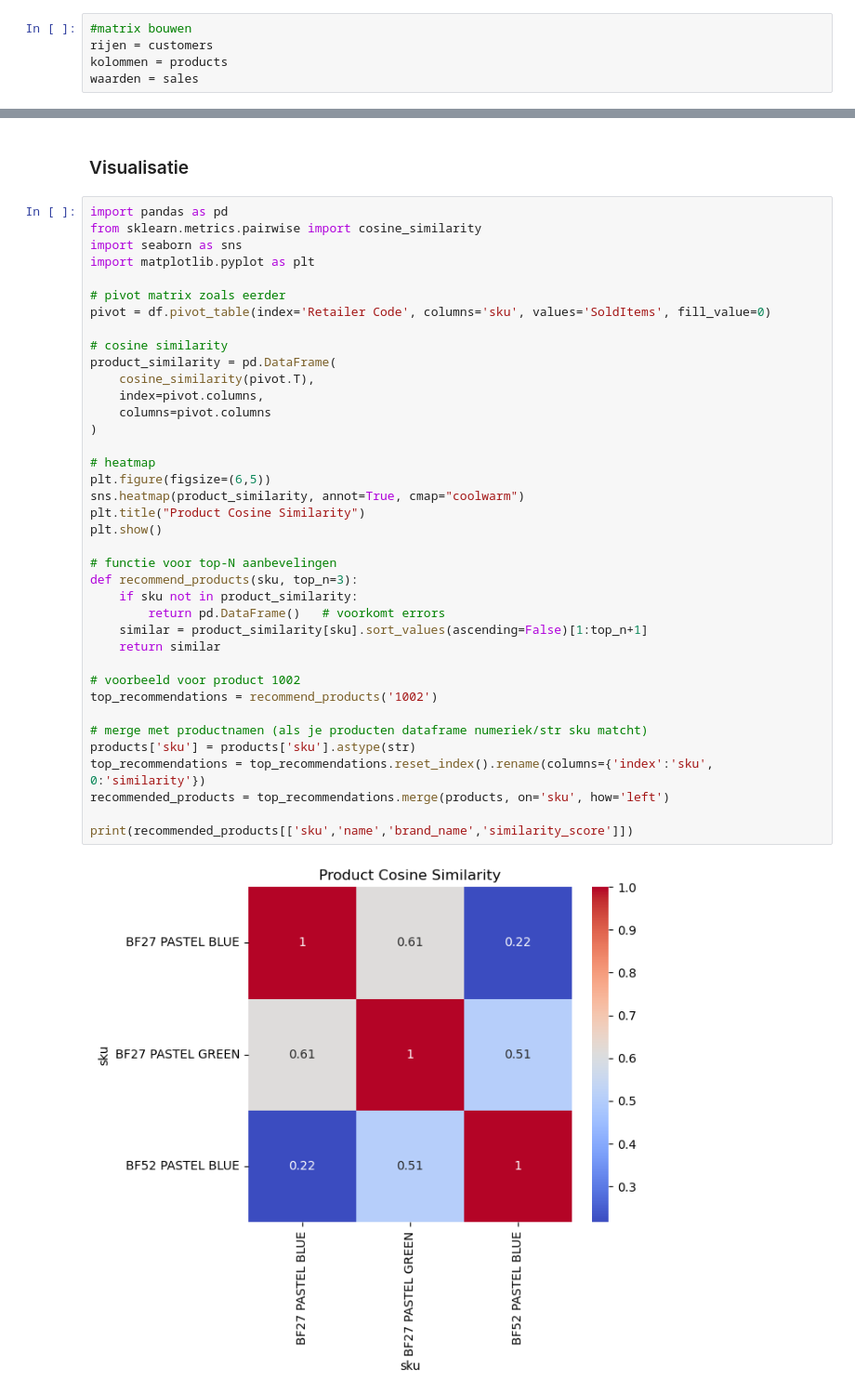
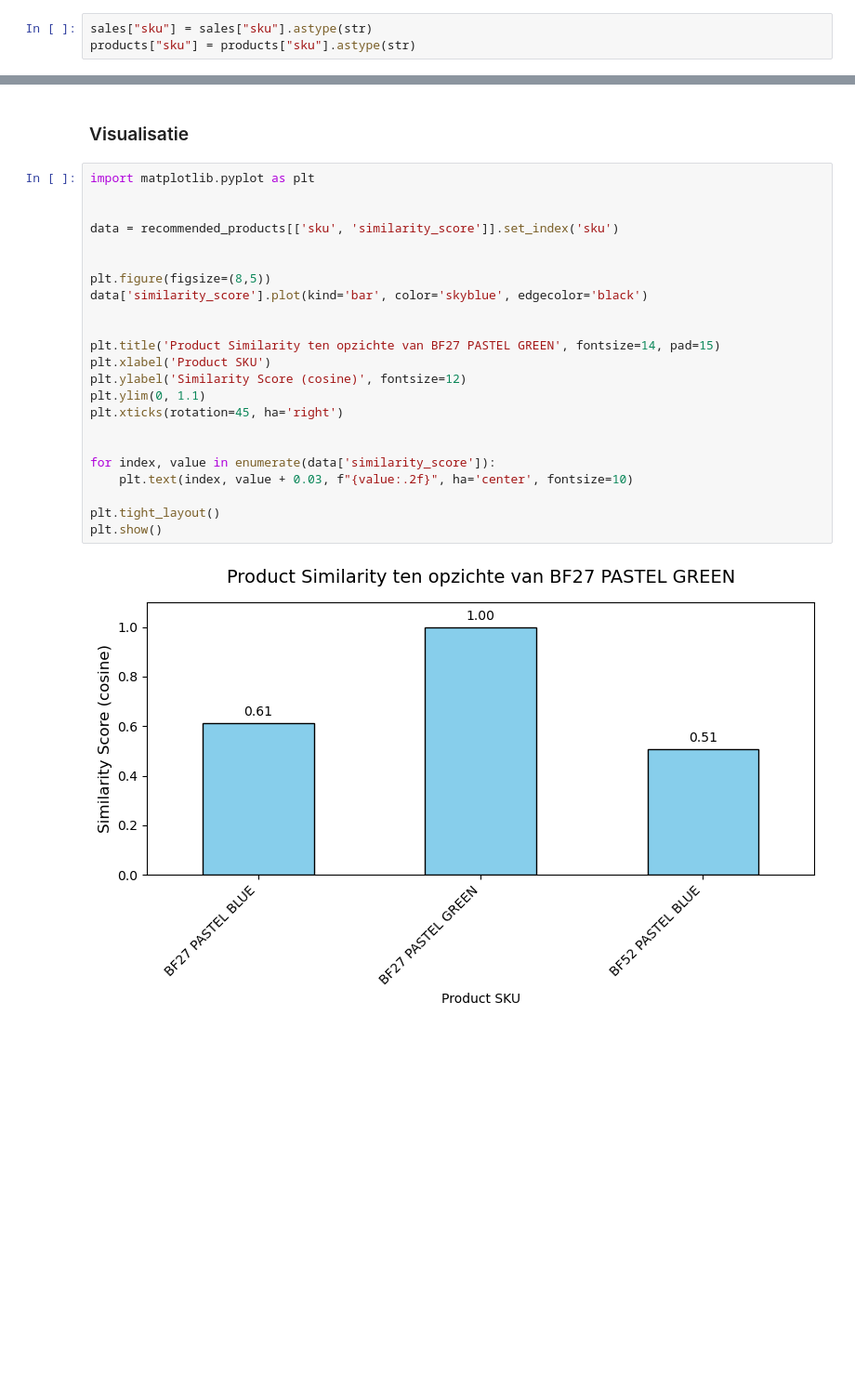
Before and after one commit to Chaimaebz/datalab3, a Jupyter notebook: Manta Gifts Iteratie 1.ipynb, the cells around one changed output, grey strips where cells are left out. Shown at 93% size. Drawn from its saved outputs; the diff is of its cells as text; blank space fills up the shorter version.

Commit message:
heatmap meest vergelijkbare producten

```diff
--- a/Manta Gifts Iteratie 1.ipynb
+++ b/Manta Gifts Iteratie 1.ipynb
@@ -34,5 +39,3 @@ missende data en outliers
 # %%
-#matrix bouwen
-rijen = customers
-kolommen = products
-waarden = sales
+sales["sku"] = sales["sku"].astype(str)
+products["sku"] = products["sku"].astype(str)
@@ -173,42 +218,27 @@ print(recommended_products[['sku','name','brand_name','similarity_score']])
 # %% [markdown]
 ### Visualisatie
 # %%
-import pandas as pd
-from sklearn.metrics.pairwise import cosine_similarity
-import seaborn as sns
 import matplotlib.pyplot as plt
 
-# pivot matrix zoals eerder
-pivot = df.pivot_table(index='Retailer Code', columns='sku', values='SoldItems', fill_value=0)
 
-# cosine similarity
-product_similarity = pd.DataFrame(
-    cosine_similarity(pivot.T),
-    index=pivot.columns,
-    columns=pivot.columns
-)
+data = recommended_products[['sku', 'similarity_score']].set_index('sku')
 
-# heatmap
-plt.figure(figsize=(6,5))
-sns.heatmap(product_similarity, annot=True, cmap="coolwarm")
-plt.title("Product Cosine Similarity")
+
+plt.figure(figsize=(8,5))
+data['similarity_score'].plot(kind='bar', color='skyblue', edgecolor='black')
+
+
+plt.title('Product Similarity ten opzichte van BF27 PASTEL GREEN', fontsize=14, pad=15)
+plt.xlabel('Product SKU')
+plt.ylabel('Similarity Score (cosine)', fontsize=12)
+plt.ylim(0, 1.1)
+plt.xticks(rotation=45, ha='right')
+
+
+for index, value in enumerate(data['similarity_score']):
+    plt.text(index, value + 0.03, f"{value:.2f}", ha='center', fontsize=10)
+
+plt.tight_layout()
 plt.show()
-
-# functie voor top-N aanbevelingen
-def recommend_products(sku, top_n=3):
-    if sku not in product_similarity:
-        return pd.DataFrame()   # voorkomt errors
-    similar = product_similarity[sku].sort_values(ascending=False)[1:top_n+1]
-    return similar
-
-# voorbeeld voor product 1002
-top_recommendations = recommend_products('1002')
-
-# merge met productnamen (als je producten dataframe numeriek/str sku matcht)
-products['sku'] = products['sku'].astype(str)
-top_recommendations = top_recommendations.reset_index().rename(columns={'index':'sku', 0:'similarity'})
-recommended_products = top_recommendations.merge(products, on='sku', how='left')
-
-print(recommended_products[['sku','name','brand_name','similarity_score']])
 # %% [output]
-[figure, old version]
+[figure, new version]
```
Also changed, not shown: parts of 4 cells of this notebook, 3 other files.
